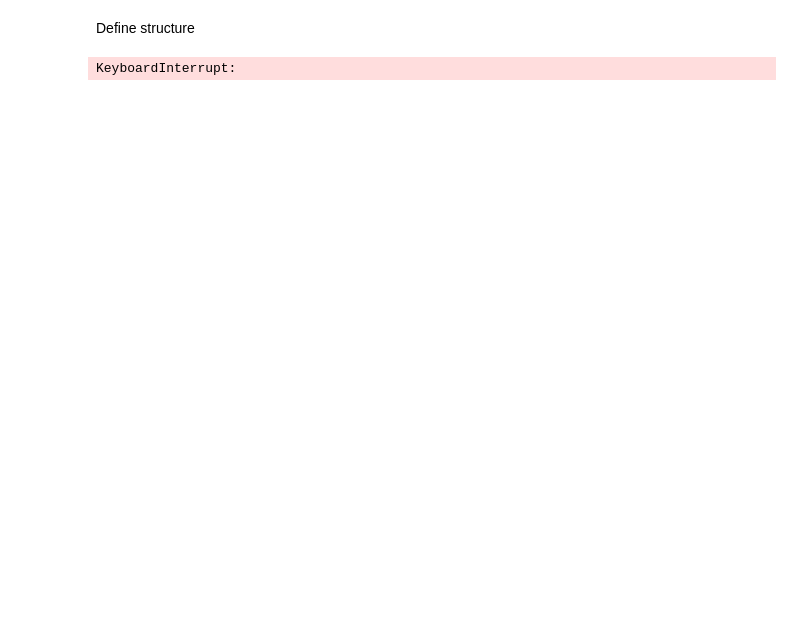
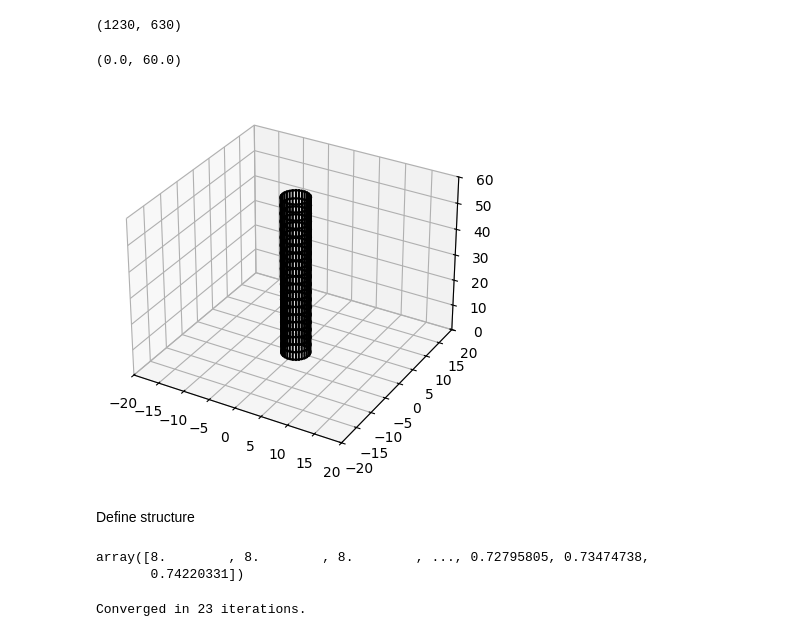
Before and after one commit to ThijsIllimited/printing-tensioned-structures, a Jupyter notebook: stp-to-net.ipynb, the cells around one changed output. Cells and saved outputs as stored; diff of their text form; code cells hidden in the pictures; blank space fills up the shorter version.

```diff
--- a/stp-to-net.ipynb
+++ b/stp-to-net.ipynb
@@ -114,11 +228,43 @@ def cylinder_mesh(D, H, N, M, q_circumferential, q_vertical, dq):
+# %%
+len(edge_lengths), len(stresses)
+# %% [output]
+(1230, 630)
+# %%
+model_name  = 'Showcase_structure_0'
+D, H, N, M = 5, 60, 30, 20
+q_circumferential, q_vertical = 0, 0
+dq = 0
+force_balloon = 0
+force_friction = force_balloon * -0.1
+
+P = 1
+E = 1
+t = 0.01
+
+vertices_0, edges, paths, q = cylinder_mesh(D, H, N, M, q_circumferential, q_vertical, dq)
+# %%
+fig = plt.figure()
+ax = fig.add_subplot(111, projection='3d')
+for path in paths:
+    for u, v in path:
+        ax.plot(*zip(vertices_0[u], vertices_0[v]), color='black')
+
+ax.set_xlim(-D*4, D*4)
+ax.set_ylim(-D*4, D*4)
+ax.set_zlim(0, H)
+# %% [output]
+(0.0, 60.0)
+[figure, added]
 # %% [markdown]
 Define structure
 # %%
 model_name  = 'Showcase_structure_0'
-D, H, N, M = 1.0, 2.0, 16, 10
-q_circumferential, q_vertical, dq = 16, 10, 0.1
-force_balloon, force_friction = -.1, 2
-vertices_0, edges, paths, q = cylinder_mesh(D, H, N, M,q_circumferential, q_vertical, dq)
+D, H, N, M = 1.0, 2.0, 30, 20
+q_circumferential, q_vertical = 8, .75
+dq = q_vertical*0.05
+force_balloon = -.18
+force_friction = force_balloon * -0.1
+vertices_0, edges, paths, q = cylinder_mesh(D, H, N, M, q_circumferential, q_vertical, dq)
 directions  = [1]*len(edges)
 fixed      = np.argwhere(vertices_0[:,2] == 0).flatten()
 fixed      = fixed.tolist()
@@ -128,10 +274,31 @@ top_ring = top_ring.tolist()
 netC = Network.from_nodes_and_edges(vertices_0, edges)
 loads_0 = compute_perpendicular_forces(netC, force_balloon, force_friction, fixed, top_ring)
 net = Network_custom.from_fd(vertices_0, edges, q, fixed, paths = paths, dir = directions, loads=loads_0)
+
+
+%matplotlib qt
+fig = plt.figure()
+ax = fig.add_subplot(111, projection='3d')
+
+q_min, q_max = q_vertical - dq, q_vertical + dq
+color_func = lambda x: (x - q_min) / (q_max - q_min)
+
+for edge, q_i in zip(edges, q):
+    ax.plot(*zip(*vertices_0[edge,:]), color=plt.cm.viridis(color_func(q_i)))
+for v, f in zip(vertices_0, loads_0):
+    ax.plot([v[0], v[0] + f[0]], [v[1], v[1] + f[1]], [v[2], v[2] + f[2]], 'r-', lw=2)
+ax.set_xlim(-7, 7)
+ax.set_ylim(-7, 7)
+ax.set_zlim(0, 14)
+plt.show()
+net.q
+# %% [output]
+array([8.        , 8.        , 8.        , ..., 0.72795805, 0.73474738,
+       0.74220331])
 # %%
-vertices2, f2, l12 = update_shape_nlf(vertices_0, loads_0, q, edges, force_balloon, force_friction, fixed, top_ring, tol = 1e-3, max_iter = 20)
+vertices2, f2, l12, loads2 = update_shape_nlf(vertices_0, loads_0, q, edges, force_balloon, force_friction, fixed, top_ring, tol = 1e-3, max_iter = 50)
 # %% [output]
-KeyboardInterrupt:
+Converged in 23 iterations.
 # %%
 %matplotlib qt
 fig = plt.figure()
```
Also changed, not shown: parts of 4 cells of this notebook, 5 other files.
